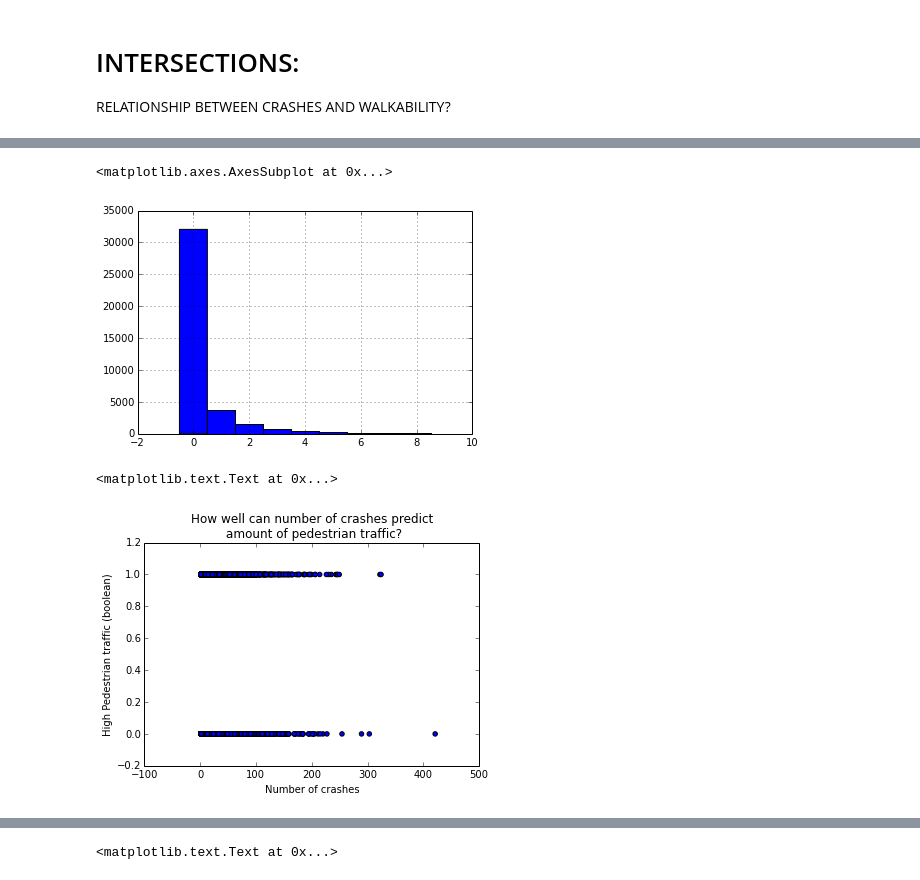
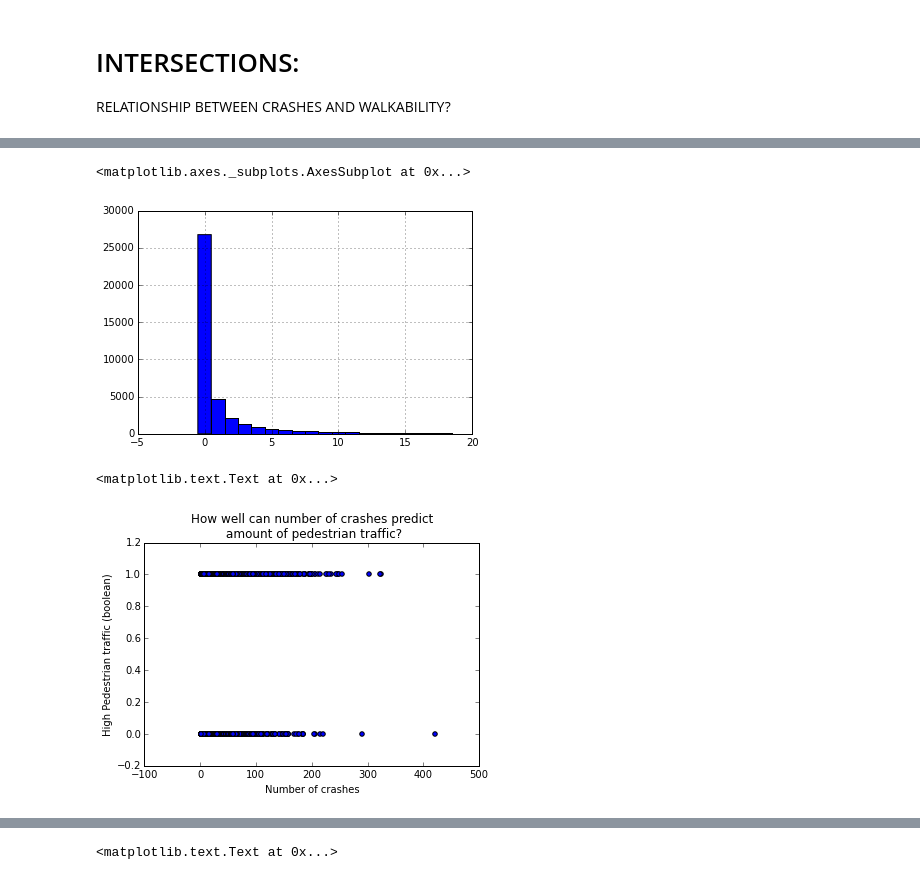
Before and after one commit to seanluciotolentino/dangerous-intersections, a Jupyter notebook: ipython_notebook/DataExploring.ipynb, the cells around one changed output, grey strips where cells are left out. Drawn from its saved outputs; the diff is of its cells as text; code cells hidden in the pictures.

```diff
--- a/ipython_notebook/DataExploring.ipynb
+++ b/ipython_notebook/DataExploring.ipynb
@@ -162,3 +152,6 @@ plt.ylabel("Speed Hump")
 # %% [markdown]
 # INTERSECTIONS:
 RELATIONSHIP BETWEEN CRASHES AND WALKABILITY?
+# %%
+intersections = pd.read_csv('../crash_data/intersections.csv')
+intersections.head()
@@ -165,18 +165,16 @@ RELATIONSHIP BETWEEN CRASHES AND WALKABILITY?
 # %%
 # What is the distribution of number of businesses?
-intersections = pd.read_csv('crash_data/intersections.csv')
-intersections.NUMBER_BUSINESSES.hist(bins=np.arange(-0.5,10))
-#intersections.head()
+intersections.YELP80.hist(bins=np.arange(-0.5,20))
 # %% [output]
-<matplotlib.axes.AxesSubplot at 0x...>
+<matplotlib.axes._subplots.AxesSubplot at 0x...>
-[figure, old version]
+[figure, new version]
 # %%
 # How well can number of crashes predict amount of pedestrian traffic?
-intersections["HIGH_PD_TRAFFIC"] = (1.0*(intersections.NUMBER_BUSINESSES > 0))
+intersections["HIGH_PD_TRAFFIC"] = (1.0*(intersections.YELP80 > 0))
 plt.scatter(intersections.CRASHES, intersections.HIGH_PD_TRAFFIC)
 plt.xlabel("Number of crashes")
 plt.ylabel("High Pedestrian traffic (boolean)")
 plt.title('How well can number of crashes predict\n amount of pedestrian traffic?')
 # %% [output]
 <matplotlib.text.Text at 0x...>
-[figure, old version]
+[figure, new version]
```
Also changed, not shown: parts of 9 cells of this notebook, 9 other files.
